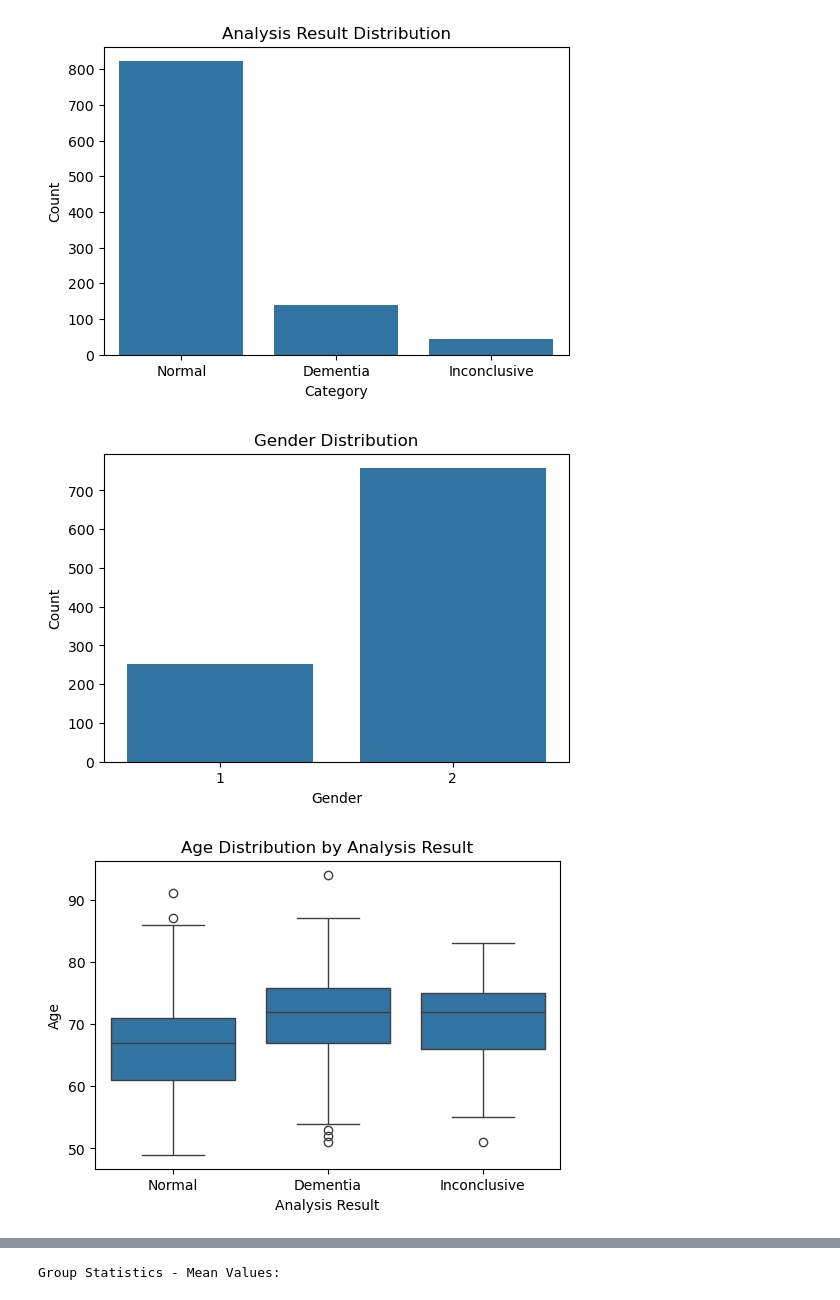
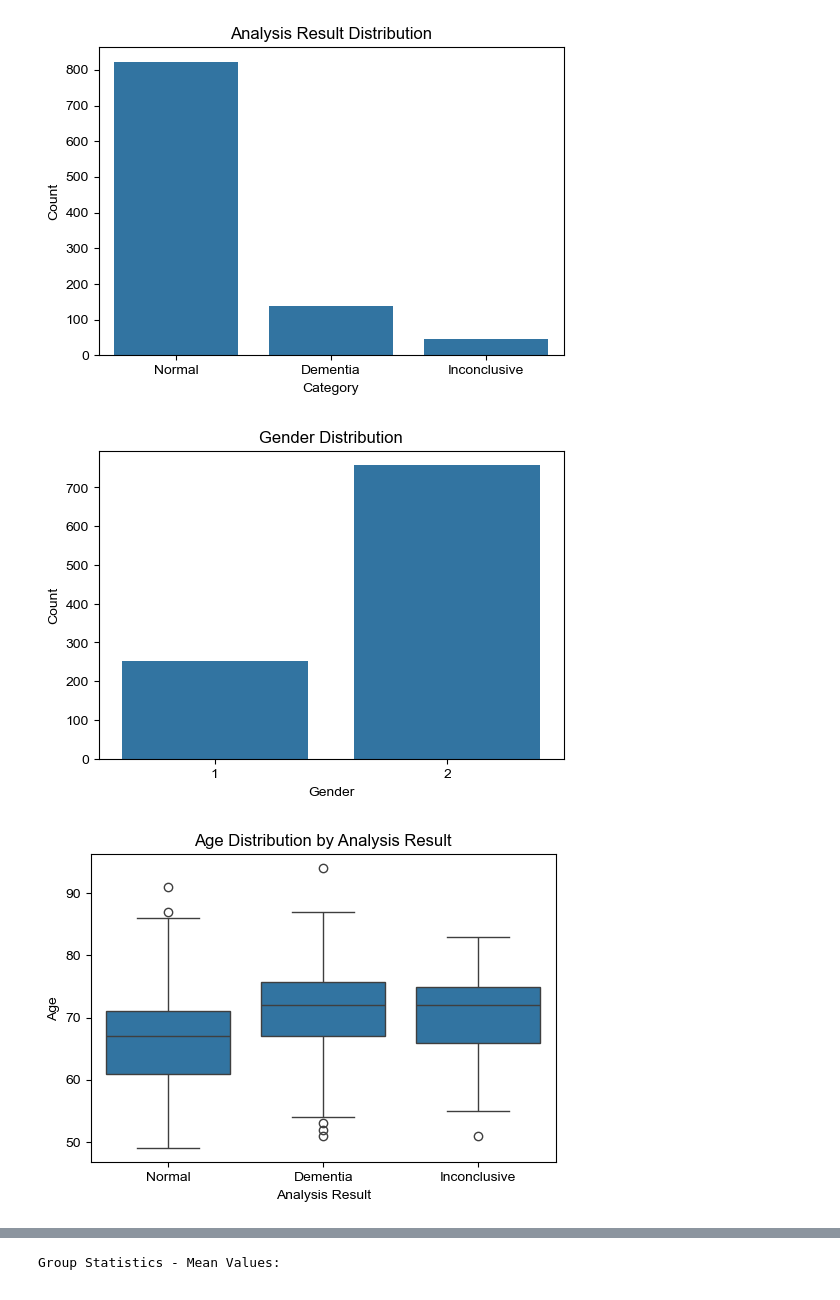
Before and after one commit to Kevindic0214/Voice-Face-Aging-Prediction, a Jupyter notebook: eda.ipynb, the cells around one changed output, grey strips where cells are left out. Drawn from its saved outputs; the diff is of its cells as text; code cells hidden in the pictures.

```diff
--- a/eda.ipynb
+++ b/eda.ipynb
@@ -8,7 +8,7 @@ import matplotlib as mpl
 import matplotlib.pyplot as plt
 
 # 設定全局字體
-plt.rcParams['font.family'] = 'DejaVu Sans'  # 使用微軟正黑體
+plt.rcParams['font.family'] = 'Arial'
 
 # 讀取 CSV
 df = pd.read_csv('VerbalFluencyTest_rawdata.csv')
@@ -116,22 +126,22 @@ dtype: int64
 # %%
 # %%
 # 程式碼區塊 4：分析結果分類分布
 plt.figure(figsize=(6,4))
-sns.countplot(x='分析結果', data=df,
-              order=df['分析結果'].value_counts().index)
+sns.countplot(x='Analysis Result', data=df,
+              order=df['Analysis Result'].value_counts().index)
 plt.title('Analysis Result Distribution')
 plt.xlabel('Category')
 plt.ylabel('Count')
 plt.show()
 # %% [output]
-[figure, old version]
+[figure, new version]
 # %%
 # %%
 # 程式碼區塊 5：性別與年齡分布
 # 性別分布 (1=男, 2=女)
 plt.figure(figsize=(6,4))
 gender_mapping = {1: 'Male', 2: 'Female'}
-sns.countplot(x='性別', data=df)
+sns.countplot(x='Gender', data=df)
 plt.title('Gender Distribution')
 plt.xlabel('Gender')
 # Replace tick labels
@@ -142,17 +152,17 @@ plt.show()
 # 依分析結果檢視年齡分布
 plt.figure(figsize=(6,4))
 result_mapping = {'Normal': 'Normal', 'Dementia': 'Dementia'}
-sns.boxplot(x='分析結果', y='年齡', data=df)
+sns.boxplot(x='Analysis Result', y='Age', data=df)
 plt.title('Age Distribution by Analysis Result')
 plt.xlabel('Analysis Result')
 # Update xtick labels if needed
-if len(df['分析結果'].unique()) == 2:
+if len(df['Analysis Result'].unique()) == 2:
     plt.xticks([0, 1], ['Normal', 'Dementia'])
 plt.ylabel('Age')
 plt.show()
 # %% [output]
-[figure, old version]
+[figure, new version]
-[figure, old version]
+[figure, new version]
 # %%
 # %%
 # 程式碼區塊 6：各分數指標箱型圖（依分析結果）
```
Also changed, not shown: parts of 7 cells of this notebook, 1 other file.
